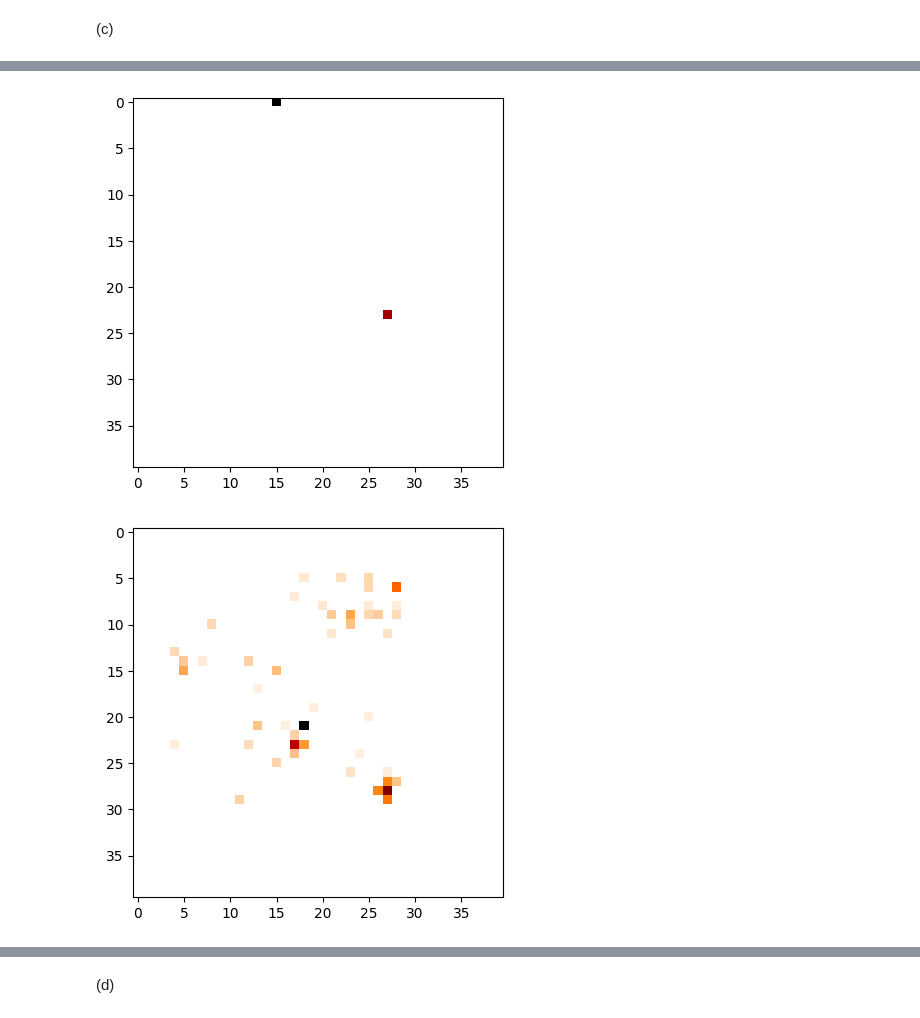
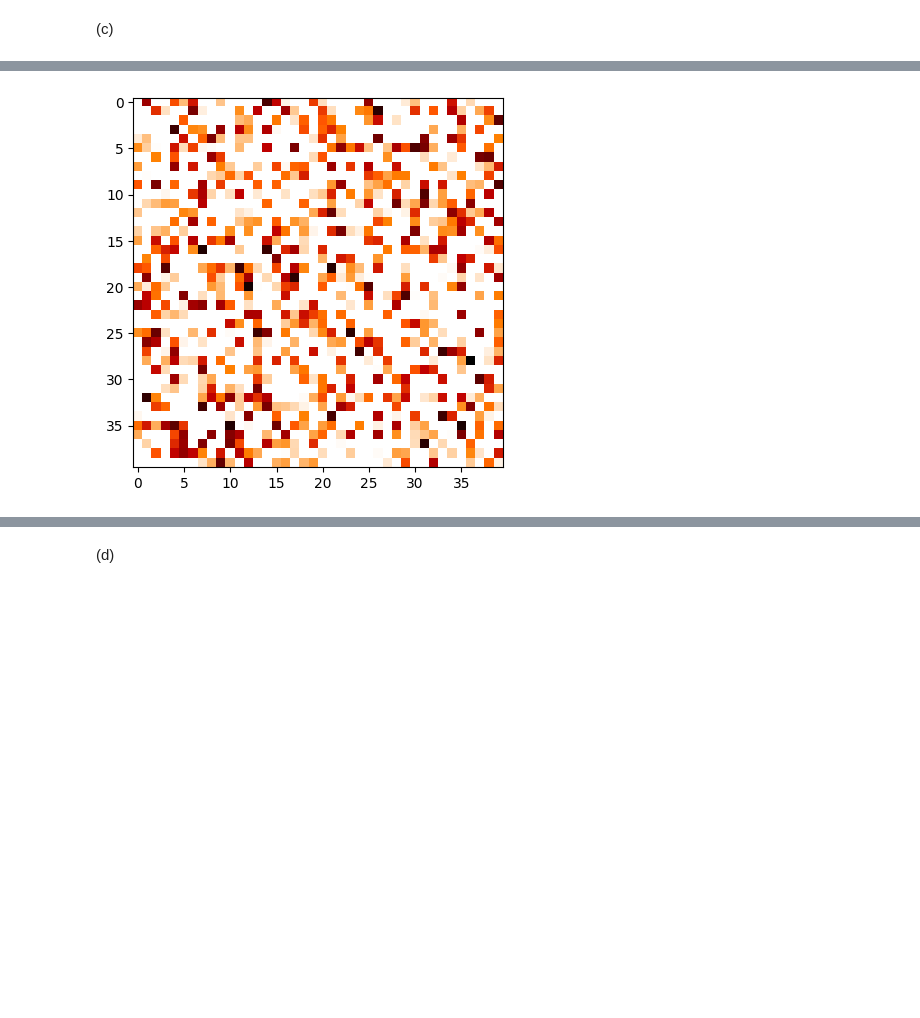
Before and after one commit to S3gmentati0nFault/autoencoders, a Jupyter notebook: sheet08.ipynb, the cells around one changed output, grey strips where cells are left out. Saved outputs shown, nothing was run; the diff lists cells and outputs as text; code cells hidden in the pictures; blank space fills up the shorter version.

```diff
--- a/sheet08.ipynb
+++ b/sheet08.ipynb
@@ -390,27 +395,7 @@ fig.show()
-# %%
-top_jets = final_outputs[ np.where(y_train==1) ]
-qcd_jets = final_outputs[ np.where(y_train==0) ]
-
-# fig, axs = plt.subplots( 2, 4, figsize=(8,4) )
-
-# axs[0].imshow( top_jets[0,0:4], cmap="gist_heat_r" )
-# axs[0].set_xlabel( "$\eta$" )
-# axs[0].set_ylabel( "$\phi$" )
-# axs[0].set_title("Average of all top jets")
-
-# axs[1].imshow( qcd_jets[0,0:4], cmap="gist_heat_r" )
-# axs[1].set_xlabel( "$\eta$" )
-# axs[1].set_ylabel( "$\phi$")
-# axs[1].set_title("Average of all QCD jets")
-
-# fig.tight_layout()
-
-# fig.show()
-
-plt.imshow(top_jets[1000][0], cmap="gist_heat_r")
-plt.show()
-plt.imshow(top_jets_original[1000][0], cmap="gist_heat_r")
-plt.show()
-# %% [output]
-[figure, removed]
-[figure, removed]
+# %%
+for i in range(final_outputs.shape[0]):
+    if i % 2000 == 0:
+        plt.imshow(final_outputs[i][0], cmap="gist_heat_r")
+plt.show()
+# %% [output]
+[figure, added]
```
Also changed, not shown: parts of 5 cells of this notebook.
